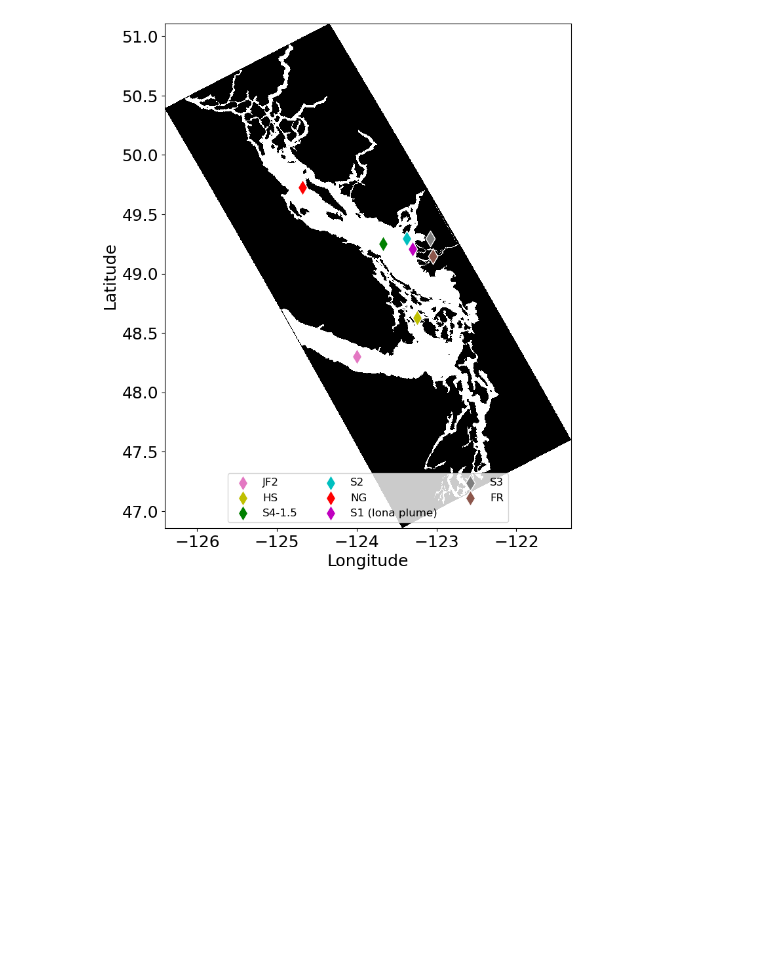
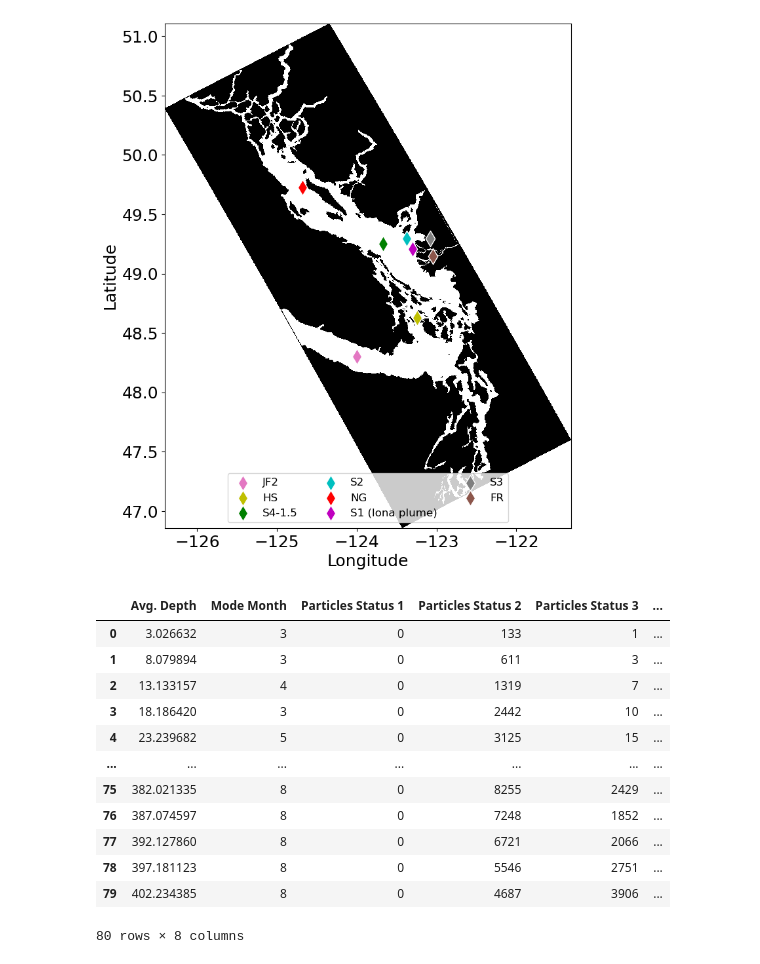
Before and after one commit to SalishSeaCast/analysis-vicente, a Jupyter notebook: Ocean_Parcels/PBDE_simulations/Particulate_Dissolved_ratios_depths.ipynb, the cells around one changed output. Cells and saved outputs as stored; diff of their text form; code cells hidden in the pictures; blank space fills up the shorter version.

```diff
--- a/Ocean_Parcels/PBDE_simulations/Particulate_Dissolved_ratios_depths.ipynb
+++ b/Ocean_Parcels/PBDE_simulations/Particulate_Dissolved_ratios_depths.ipynb
@@ -202,6 +204,22 @@ status_vertical_F1 = Regions_functions_V2.vertical_status_profiles_V2(polygon_di
 status_vertical_S2 = Regions_functions_V2.vertical_status_profiles_V2(polygon_dict['S2'], depth_bin_edges=depths_S2)
 status_vertical_H1 = Regions_functions_V2.vertical_status_profiles_V2(polygon_dict['H1'], depth_bin_edges=depths_H1)
 status_vertical_J1 = Regions_functions_V2.vertical_status_profiles_V2(polygon_dict['J1'], depth_bin_edges=depths_J1)
+# %%
+status_vertical_S1
+# %% [output]
+|  | Avg. Depth | Mode Month | Particles Status 1 | Particles Status 2 | Particles Status 3 | ... |
+| 0 | 3.026632 | 3 | 0 | 133 | 1 | ... |
+| 1 | 8.079894 | 3 | 0 | 611 | 3 | ... |
+| 2 | 13.133157 | 4 | 0 | 1319 | 7 | ... |
+| 3 | 18.186420 | 3 | 0 | 2442 | 10 | ... |
+| 4 | 23.239682 | 5 | 0 | 3125 | 15 | ... |
+| ... | ... | ... | ... | ... | ... | ... |
+| 75 | 382.021335 | 8 | 0 | 8255 | 2429 | ... |
+| 76 | 387.074597 | 8 | 0 | 7248 | 1852 | ... |
+| 77 | 392.127860 | 8 | 0 | 6721 | 2066 | ... |
+| 78 | 397.181123 | 8 | 0 | 5546 | 2751 | ... |
+| 79 | 402.234385 | 8 | 0 | 4687 | 3906 | ... |
+80 rows × 8 columns
 # %%
 plt.rcParams.update({'font.size': 13})
 # %%
```
Also changed, not shown: parts of 4 cells of this notebook, 12 other files.
